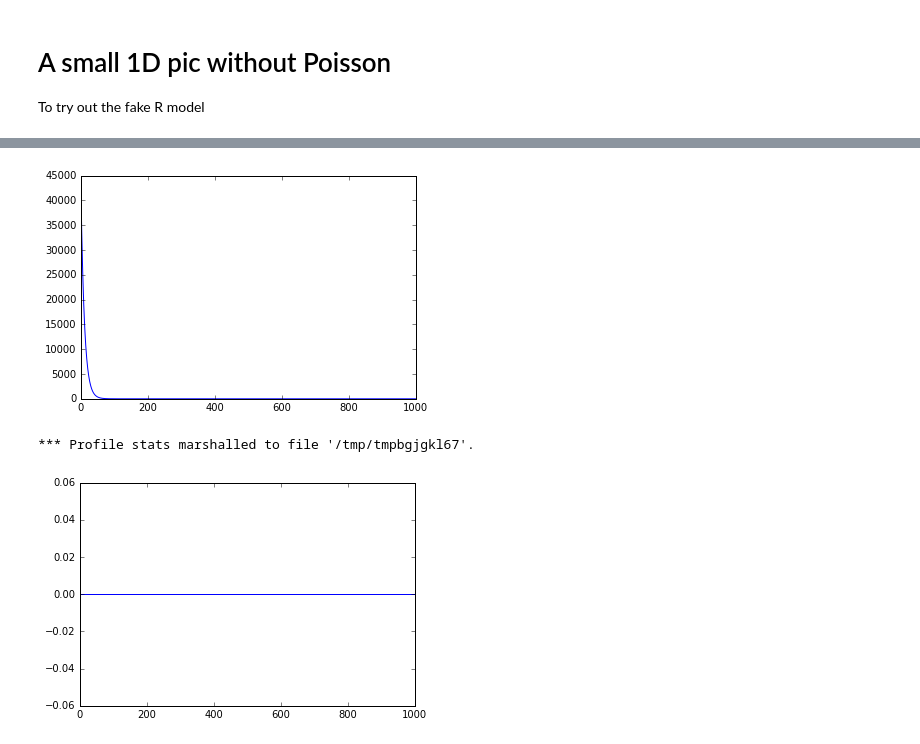
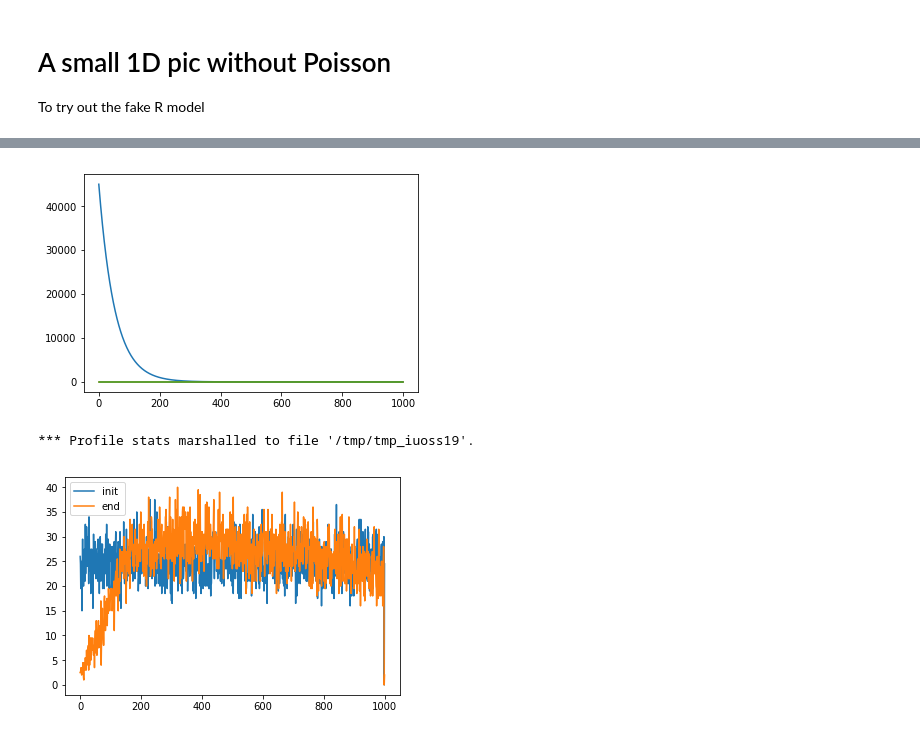
Before and after one commit to antoinetavant/1D_PIC, a Jupyter notebook: Main.ipynb, the cells around one changed output, grey strips where cells are left out. Saved outputs shown, nothing was run; the diff lists cells and outputs as text; code cells hidden in the pictures.

```diff
--- a/Main.ipynb
+++ b/Main.ipynb
@@ -51,42 +53,44 @@ Nx = 1000, and Lx = 1.0 cm
 #Generate plasma
 pla = plasma(dT,Nx,Lx,Npart,n,Te,Ti)
 #fix Electric field profile
-pla.E[:,0] = 45e3*np.exp(-pla.x_j/(L_De))
+pla.E[:,0] = 45e3*np.exp(-pla.x_j/(5*L_De))
 #pla.compute_rho()
 plt.plot(pla.E)
 plt.show()
 #plt.plot(pla.rho)
 #plt.show()
 # %% [output]
-[figure, old version]
+[figure, new version]
 # %%
 %%snakeviz
 
 #plt.hist(pla.ele.x,label="start",bins=Nx);
-Nt = 10
+Nt = 100
 n_av = 100
 a = 1.2
-plt.plot(pla.ne);
+pla.compute_rho()
+plt.plot(pla.ne,label = "init");
 
 for i in np.arange(Nt):
     pla.pusher()
     pla.boundary()
 
     pla.compute_rho()
 
 
     #We need to had boundary
     if i > 1 and i%n_av ==0:
         ie = pla.history["Ie_w"][-n_av:]
         ii = pla.history["Ii_w"][-n_av:]
         if ie > ii :
             print(i,"times a")
             pla.E[:,0] *= a
         else:
             print(i,"divied by a")
             pla.E[:,0] /= a
 
-        plt.plot(pla.ne);
+plt.plot(pla.ne,label = "end");
+plt.legend()
 # %% [output]
-*** Profile stats marshalled to file '/tmp/tmpbgjgkl67'.
+*** Profile stats marshalled to file '/tmp/tmp_iuoss19'.
-[figure, old version]
+[figure, new version]
```
Also changed, not shown: parts of 5 cells of this notebook, 4 other files.
